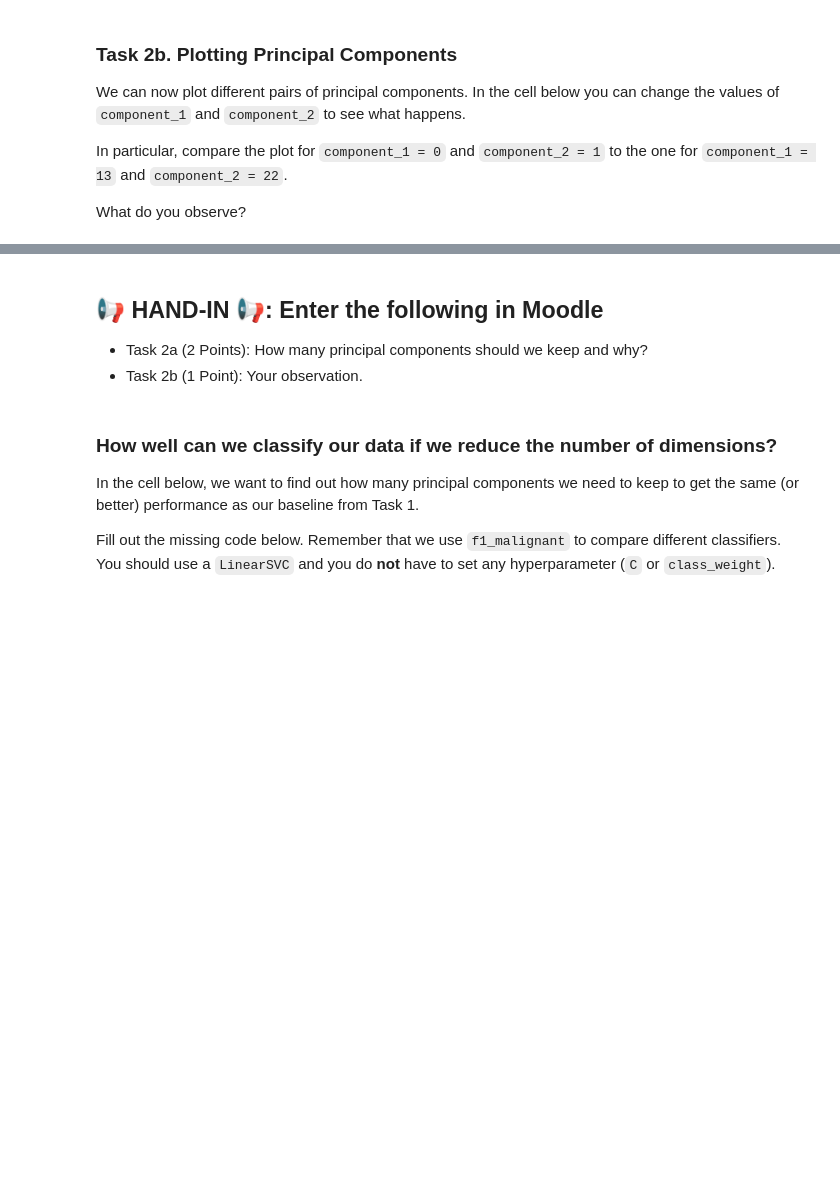
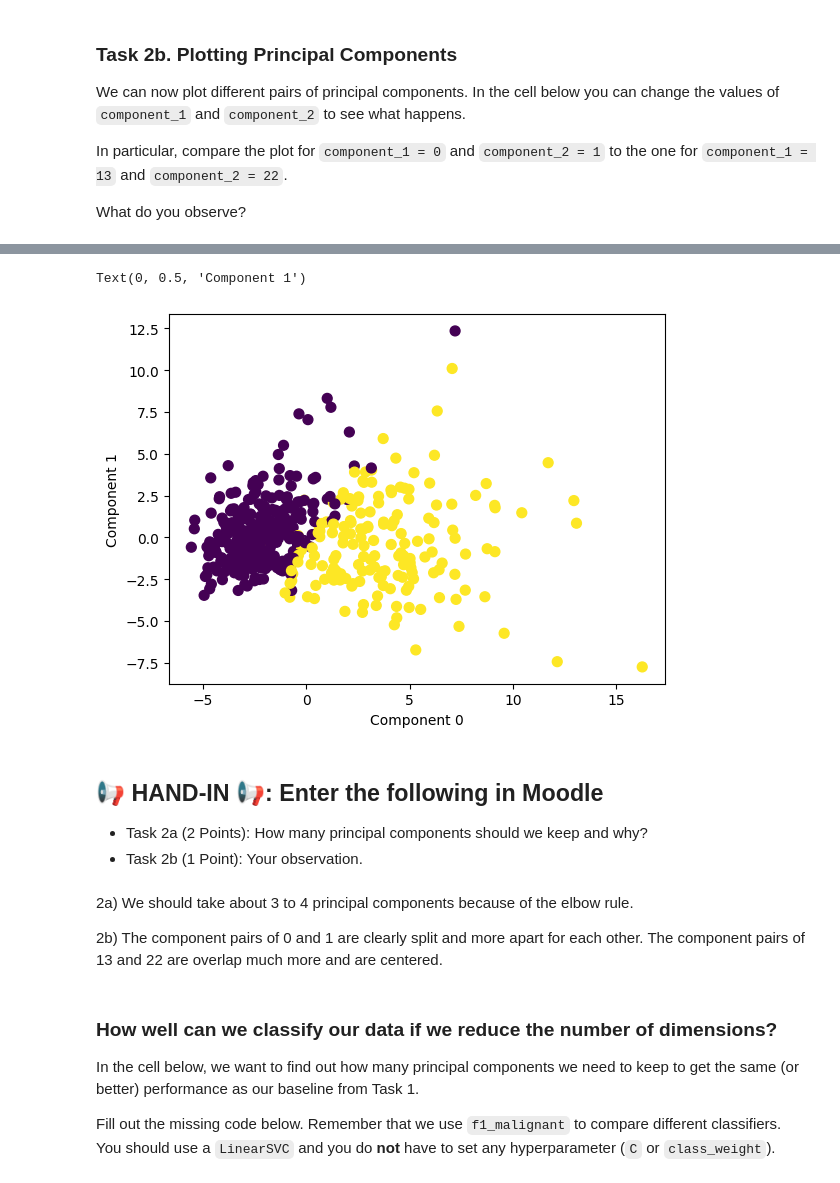
Before and after one commit to tumxo/mldm_hs22, a Jupyter notebook: labs/L08_Dimensionality_Reduction_LAB_ASSIGNMENT.ipynb, the cells around one changed output, grey strips where cells are left out. Saved outputs shown, nothing was run; the diff lists cells and outputs as text; code cells hidden in the pictures; blank space fills up the shorter version.

```diff
--- a/labs/L08_Dimensionality_Reduction_LAB_ASSIGNMENT.ipynb
+++ b/labs/L08_Dimensionality_Reduction_LAB_ASSIGNMENT.ipynb
@@ -46,8 +87,8 @@ x_train, x_test, y_train, y_test = train_test_split(
 mean = x_train.mean()
 std = x_train.std()
 
-x_train_norm = ...
-x_test_norm = ...
+x_train_norm = (x_train - mean) / std
+x_test_norm = (x_test - mean) / std
 # %% [markdown]
 # What is the performance of a Linear SVM classifier on this data?
 
@@ -79,10 +120,19 @@ Find the combination that gives the best (i.e. highest) value for `f1_malignant`
 # %%
 from sklearn.svm import LinearSVC
 
+results = []
 for c in [.1, 1., 10.]:
   for class_weight in [None, "balanced"]:
     svm = LinearSVC(C=c, class_weight=class_weight)
 
     # fit svm
+    svm.fit(x_train_norm, y_train)
+    y_pred = svm.predict(x_test_norm)
+
     # compute f1_malignant
+    element = [f1_malignant(y_test, y_pred), c, class_weight]
+    results.append(element)
+
     # find the best combination of C and class_weight
+results.sort(key=lambda f1: f1[0],  reverse=True)
+print(results[0])
@@ -167,8 +242,25 @@ plt.ylabel(f"Component {component_2}")
+# %%
+component_1 = 0  # enter here any number between 0..29
+component_2 = 1
+
+plt.scatter(x_train_pca[:, component_1], x_train_pca[:, component_2], c=y_train.map({'Benign': 0, 'Malignant': 1}), s=50)
+plt.xlabel(f"Component {component_1}")
+plt.ylabel(f"Component {component_2}")
+# %% [output]
+Text(0, 0.5, 'Component 1')
+[figure, added]
 # %% [markdown]
 ## 📢 **HAND-IN** 📢: Enter the following in **Moodle**
 
 * Task 2a (2 Points): How many principal components should we keep and why?
 * Task 2b (1 Point): Your observation.
+# %% [markdown]
+2a)
+We should take about 3 to 4 principal components because of the elbow rule.
+
+2b)
+The component pairs of 0 and 1 are clearly split and more apart for each other.
+The component pairs of 13 and 22 are overlap much more and are centered.
 # %% [markdown]
 ### How well can we classify our data if we reduce the number of dimensions?
 
```
Also changed, not shown: parts of 10 cells of this notebook.
